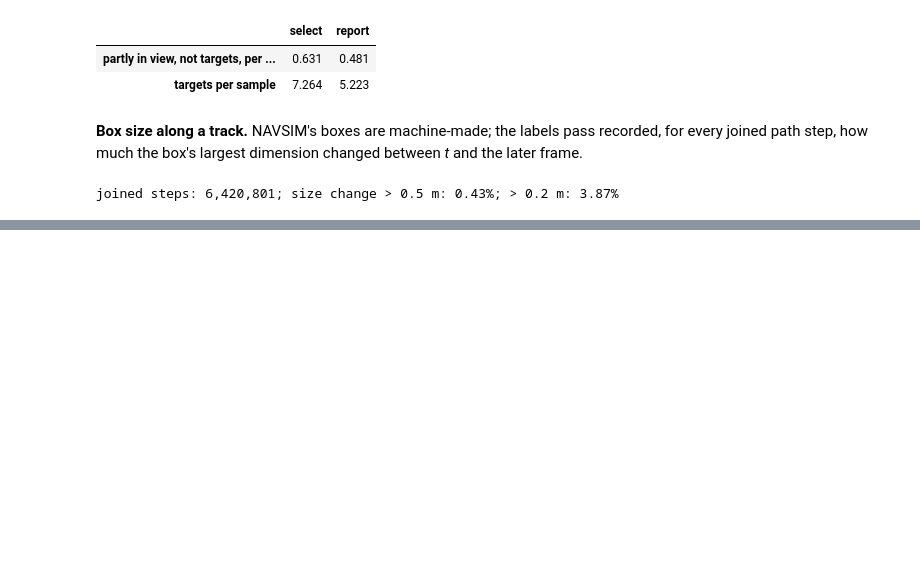
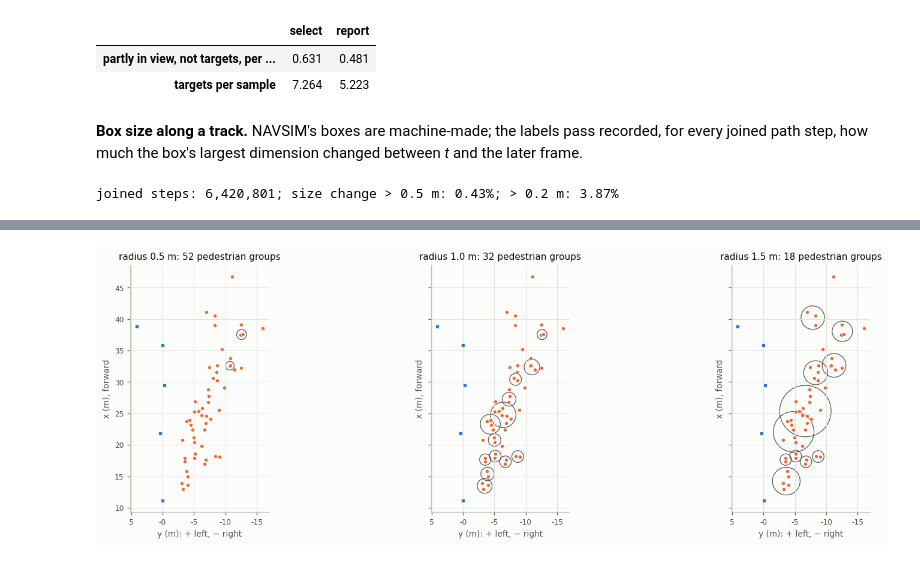
Before and after one commit to FastCodeAI/Gallops, a Jupyter notebook: experiments/H15_perception_sidecar/notebooks/01_dataset.ipynb, the cells around one changed output, grey strips where cells are left out. Saved outputs shown, nothing was run; the diff lists cells and outputs as text; code cells hidden in the pictures; blank space fills up the shorter version.

```diff
--- a/experiments/H15_perception_sidecar/notebooks/01_dataset.ipynb
+++ b/experiments/H15_perception_sidecar/notebooks/01_dataset.ipynb
@@ -714,0 +869,15 @@ joined steps: 6,420,801; size change > 0.5 m: 0.43%; > 0.2 m: 3.87%
+# %%
+peds = imp[imp.cls == 1]
+group_rows = []
+for radius in (0.5, 1.0, 1.5):
+    n_peds = n_groups = in_groups = 0
+    for row in np.unique(peds.row):
+        t = targets_of(row)
+        m = t["mask"]
+        g = im.groups(t["box"][m, :2], t["cls"][m], radius)
+        g = g[g >= 0]
+        ids, counts = np.unique(g, return_counts=True)
+        n_peds, n_groups, in_groups = n_peds + len(g), n_groups + len(ids), in_groups + counts[counts > 1].sum()
+    group_rows.append({"radius (m)": radius, "pedestrians": n_peds, "groups": n_groups,
+                       "groups per pedestrian": n_groups / n_peds, "in a group of 2 or more": in_groups / n_peds})
+pd.DataFrame(group_rows).set_index("radius (m)").round(3)
@@ -714,0 +890,23 @@ joined steps: 6,420,801; size change > 0.5 m: 0.43%; > 0.2 m: 3.87%
+# %%
+crowd_row = int(peds.groupby("row").size().sort_values().index[-40])
+t = targets_of(crowd_row)
+m = t["mask"]
+fig, axes = plt.subplots(1, 3, figsize=(15, 4.6), sharey=True)
+for ax, radius in zip(axes, (0.5, 1.0, 1.5)):
+    g = im.groups(t["box"][m, :2], t["cls"][m], radius)
+    for gid in np.unique(g[g >= 0]):
+        members = t["box"][m][g == gid, :2]
+        ax.plot(-members[:, 1], members[:, 0], "o", ms=4, color=views.CLASS_COLOURS[1], mec=views.SURFACE, mew=0.5)
+        if len(members) > 1:
+            centre, reach = members.mean(0), np.linalg.norm(members - members.mean(0), axis=1).max() + 0.6
+            ax.add_patch(plt.Circle((-centre[1], centre[0]), reach, fill=False, ec=views.INK_2, lw=0.8))
+    others = t["box"][m][g < 0, :2]
+    ax.plot(-others[:, 1], others[:, 0], "s", ms=4, color=views.CLASS_COLOURS[0], mec=views.SURFACE, mew=0.5)
+    ax.set_aspect("equal")
+    y_axis_left(ax)
+    ax.set_title(f"radius {radius} m: {len(np.unique(g[g >= 0]))} pedestrian groups")
+axes[0].set_ylabel("x (m), forward")
+plt.tight_layout()
+plt.show()
+# %% [output]
+[figure, added]
```
Also changed, not shown: parts of 17 cells of this notebook, 22 other files.
